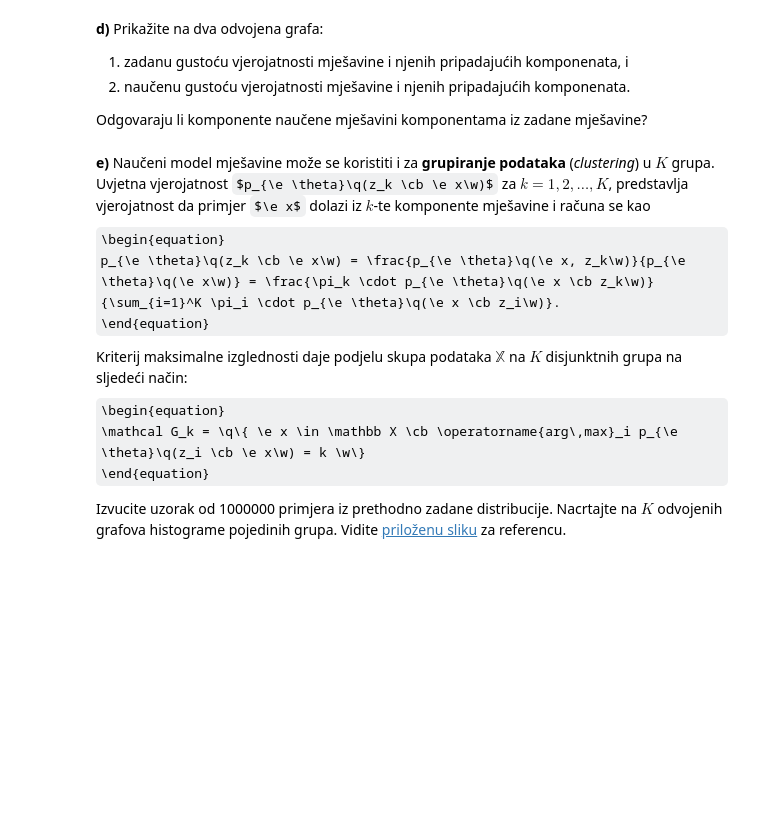
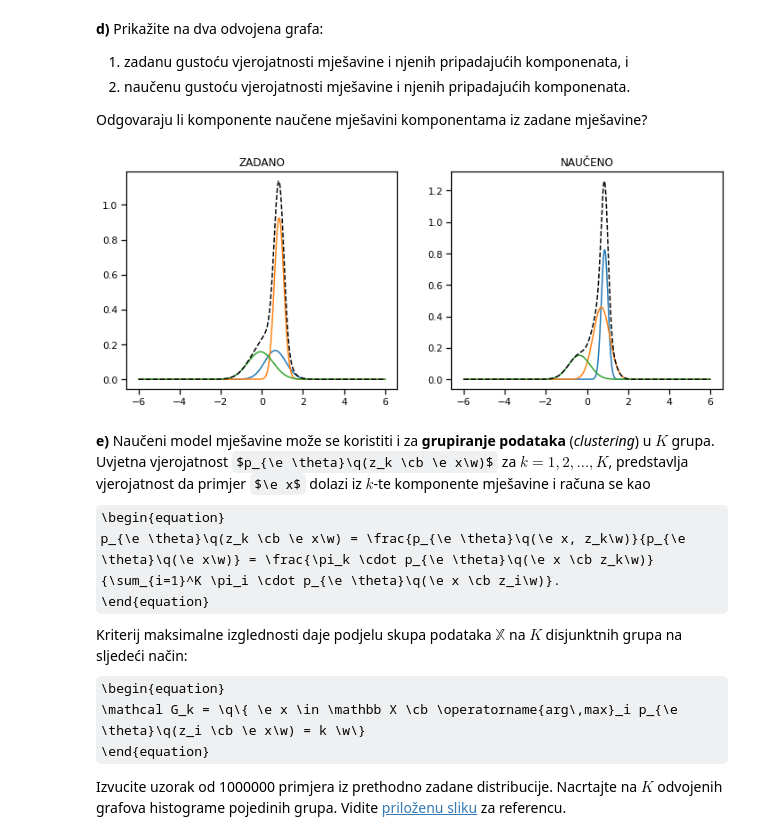
Before and after one commit to dinogrgic1/fer-deep-learning-2-labs, a Jupyter notebook: lab1/lab_1.ipynb, the cells around one changed output. Drawn from its saved outputs; the diff is of its cells as text; code cells hidden in the pictures; some formulas as TeX source; blank space fills up the shorter version.

```diff
--- a/lab1/lab_1.ipynb
+++ b/lab1/lab_1.ipynb
@@ -221,18 +233,26 @@ Odgovaraju li komponente naučene mješavini komponentama iz zadane mješavine?
 # %%
 ...
 
 with plot_context(show=True, figsize=(12, 4.5)):
     with plot_context(subplot=(1, 2, 1), title="ZADANO"):
-        for k in range(K):
-            plt.plot  # komponente, pomnožene pripadajućim težinama
-
-        plt.plot  # cijela mješavina
+        whole = 0
+        for i in range(K):
+            values = dist.pi[i] * dist.p_xz(np.arange(-6, 6, 0.001), i)
+            plt.plot(np.arange(-6, 6, 0.001), values)  # komponente, pomnožene pripadajućim težinama
+            whole = np.add(whole, values)
+        # cijela mješavina
+        plt.plot(np.arange(-6, 6, 0.001), whole, '--', c='black')  # komponente, pomnožene pripadajućim težinama
 
     with plot_context(subplot=(1, 2, 2), title="NAUČENO"):
-        for k in range(model.K):
-            plt.plot  # komponente, pomnožene pripadajućim težinama
-
-        plt.plot  # cijela mješavina
+        whole2 = model.p_x(np.arange(-6, 6, 0.001))
+        pi = tf.nn.softmax(model.logpi)
+        for i in range(K):
+            values = pi[i] * model.p_xz(np.arange(-6, 6, 0.001), i)
+            plt.plot(np.arange(-6, 6, 0.001), values)  # komponente, pomnožene pripadajućim težinama
+        # cijela mješavina
+        plt.plot(np.arange(-6, 6, 0.001), whole2, '--', c='black')  # komponente, pomnožene pripadajućim težinama
+# %% [output]
+[figure, added]
 # %% [markdown]
 <b>e)</b>
 Naučeni model mješavine može se koristiti i za <b>grupiranje podataka</b> (<i>clustering</i>) u $K$ grupa.
```
Also changed, not shown: parts of 6 cells of this notebook, 9 other files.
